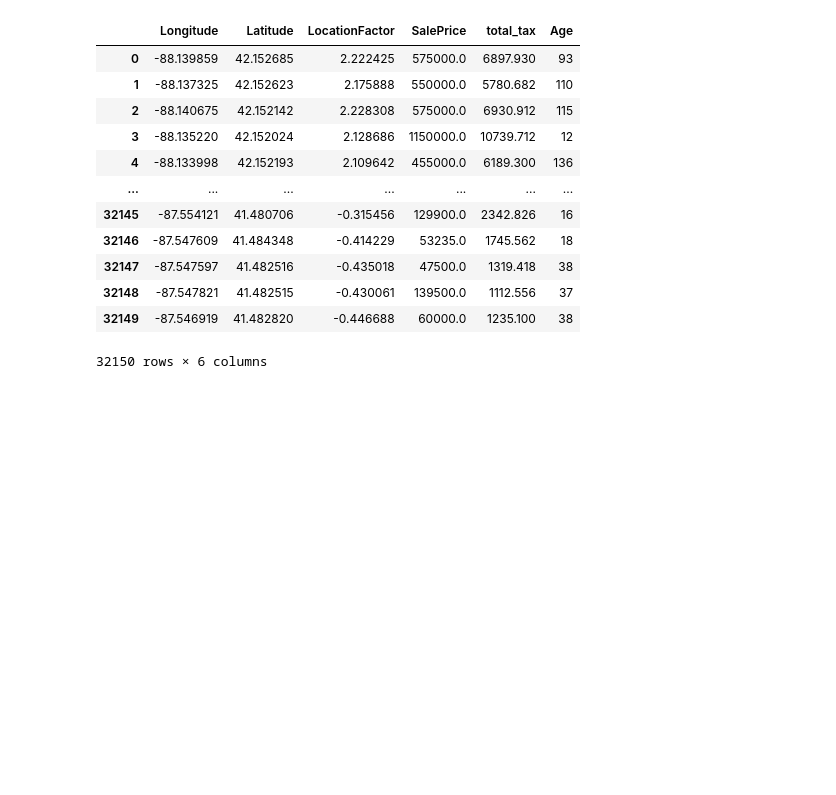
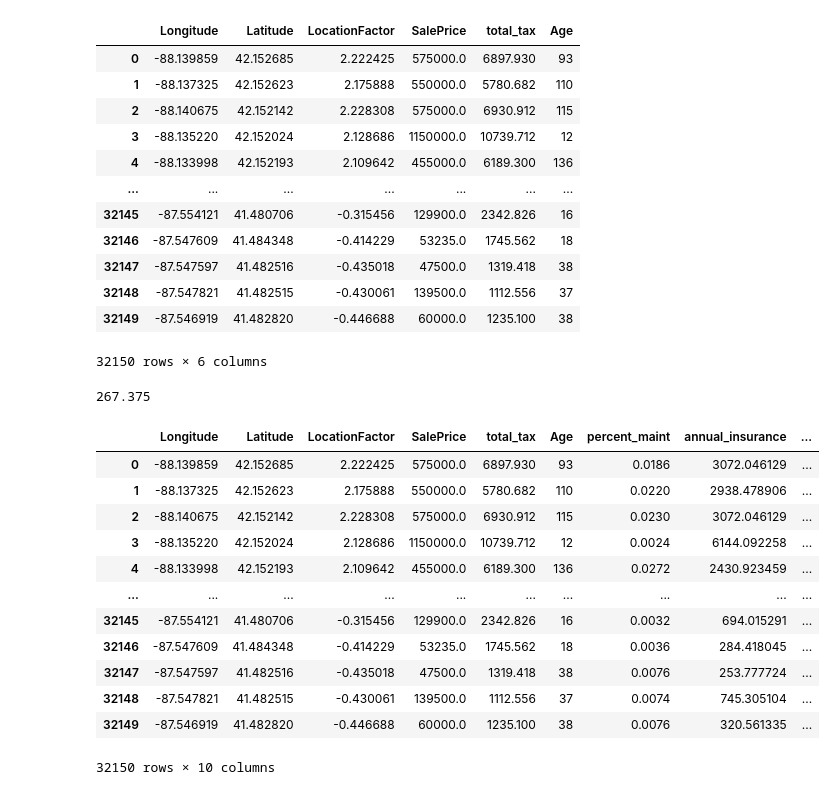
Before and after one commit to oh-be/project4, a Jupyter notebook: Features Datasets/Features.ipynb, the cells around one changed output. Drawn from its saved outputs; the diff is of its cells as text; code cells hidden in the pictures; blank space fills up the shorter version.

```diff
--- a/Features Datasets/Features.ipynb
+++ b/Features Datasets/Features.ipynb
@@ -986 +988,5 @@ df2
+# %%
+14375*0.0186
+# %% [output]
+267.375
 # %%
@@ -991,3 +997,19 @@ insurance_rate = (inurance_rate + inurance_rate2 + inurance_rate3) / 3
 df2['annual_insurance'] = df['SalePrice'] * insurance_rate
 # %%
 df2['annual_maintenance'] = df['SalePrice'] * df['percent_maint']
+# %%
+df2
+# %% [output]
+|  | Longitude | Latitude | LocationFactor | SalePrice | total_tax | Age | percent_maint | annual_insurance | ... |
+| 0 | -88.139859 | 42.152685 | 2.222425 | 575000.0 | 6897.930 | 93 | 0.0186 | 3072.046129 | ... |
+| 1 | -88.137325 | 42.152623 | 2.175888 | 550000.0 | 5780.682 | 110 | 0.0220 | 2938.478906 | ... |
+| 2 | -88.140675 | 42.152142 | 2.228308 | 575000.0 | 6930.912 | 115 | 0.0230 | 3072.046129 | ... |
+| 3 | -88.135220 | 42.152024 | 2.128686 | 1150000.0 | 10739.712 | 12 | 0.0024 | 6144.092258 | ... |
+| 4 | -88.133998 | 42.152193 | 2.109642 | 455000.0 | 6189.300 | 136 | 0.0272 | 2430.923459 | ... |
+| ... | ... | ... | ... | ... | ... | ... | ... | ... | ... |
+| 32145 | -87.554121 | 41.480706 | -0.315456 | 129900.0 | 2342.826 | 16 | 0.0032 | 694.015291 | ... |
+| 32146 | -87.547609 | 41.484348 | -0.414229 | 53235.0 | 1745.562 | 18 | 0.0036 | 284.418045 | ... |
+| 32147 | -87.547597 | 41.482516 | -0.435018 | 47500.0 | 1319.418 | 38 | 0.0076 | 253.777724 | ... |
+| 32148 | -87.547821 | 41.482515 | -0.430061 | 139500.0 | 1112.556 | 37 | 0.0074 | 745.305104 | ... |
+| 32149 | -87.546919 | 41.482820 | -0.446688 | 60000.0 | 1235.100 | 38 | 0.0076 | 320.561335 | ... |
+32150 rows × 10 columns
```
Also changed, not shown: parts of 4 cells of this notebook, 1 other file.
